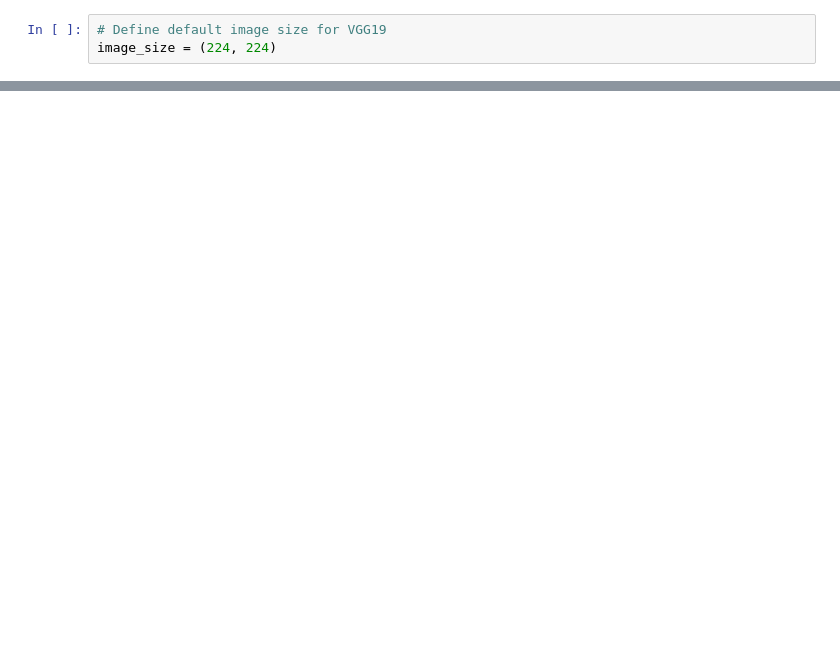
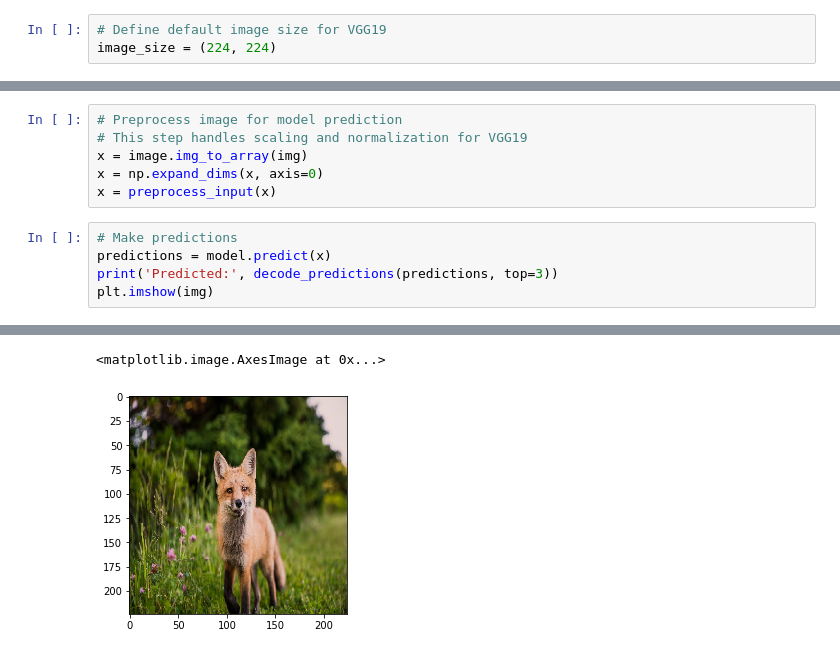
Before and after one commit to katelynburke/dog_breed_detection, a Jupyter notebook: static/notebooks/pretrained_model.ipynb, the cells around one changed output, grey strips where cells are left out. Cells and saved outputs as stored; diff of their text form; blank space fills up the shorter version.

Commit message:
testing pretrained model

```diff
--- a/static/notebooks/pretrained_model.ipynb
+++ b/static/notebooks/pretrained_model.ipynb
@@ -38,0 +41,12 @@ FileNotFoundError: [Errno 2] No such file or directory: '../Images/bird1.jpg'
+# %%
+# Preprocess image for model prediction
+# This step handles scaling and normalization for VGG19
+x = image.img_to_array(img)
+x = np.expand_dims(x, axis=0)
+x = preprocess_input(x)
+# %%
+# Make predictions
+predictions = model.predict(x)
+print('Predicted:', decode_predictions(predictions, top=3))
+plt.imshow(img)
+# %% [output]
@@ -38,0 +56,2 @@ FileNotFoundError: [Errno 2] No such file or directory: '../Images/bird1.jpg'
+<matplotlib.image.AxesImage at 0x...>
+[figure, added]
```
Also changed, not shown: parts of 5 cells of this notebook, 1 other file.
